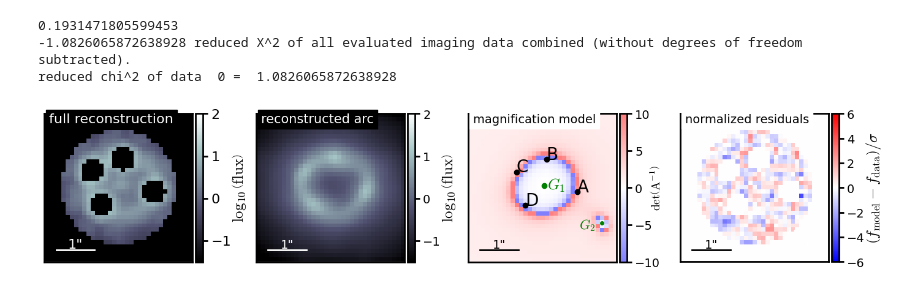
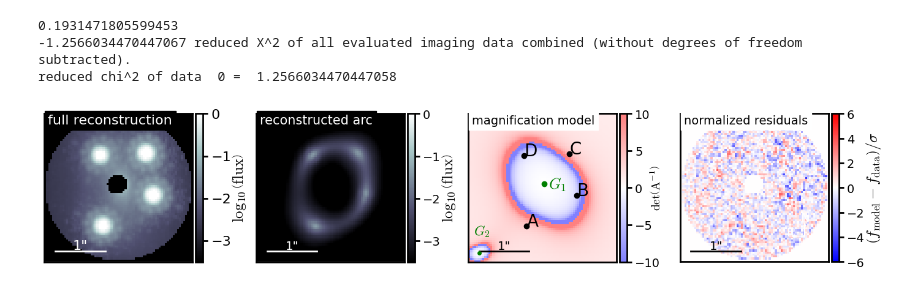
Before and after one commit to dangilman/samana, a Jupyter notebook: notebooks/baseline_lensmodels/j0248/J0248_baseline_model.ipynb, the cells around one changed output. Saved outputs shown, nothing was run; the diff lists cells and outputs as text; code cells hidden in the pictures.

```diff
--- a/notebooks/baseline_lensmodels/j0248/J0248_baseline_model.ipynb
+++ b/notebooks/baseline_lensmodels/j0248/J0248_baseline_model.ipynb
@@ -8,26 +8,20 @@ import h5py
 # %%
-data = J0248_MIRI(1)
-model = J0248ModelEPLM3M4ShearSatellite(data, shapelets_order=4)
+data = J0248_HST()
+model = J0248ModelEPLM3M4ShearSatellite(data, shapelets_order=None)
 kwargs_lens_macro_init = None
-data.mask_quasar_image_for_reconstruction(True)
-kwargs_model, _, _, _,_ = model.setup_kwargs_model(kwargs_lens_macro_init=kwargs_lens_macro_init)
+kwargs_model, _, _, _, _ = model.setup_kwargs_model(kwargs_lens_macro_init=kwargs_lens_macro_init)
 kwargs_params = model.kwargs_params(kwargs_lens_macro_init=kwargs_lens_macro_init)
 kwargs_likelihood = model.kwargs_likelihood
-print(kwargs_model.keys())
+
 fitting_sequence = FittingSequence(data.kwargs_data_joint, kwargs_model, model.kwargs_constraints,
                                   kwargs_likelihood, kwargs_params)
 
 nthreads = 8
-psf_symmetry = 1
 fitting_kwargs_list = [
-        ['update_settings', {'lens_add_fixed': [[0, ['a4_a', 'a3_a','a1_a'], [0.0, 0.0,0.0]]]}],
-        ['update_settings', {'lens_add_fixed': [[0, ['delta_phi_m1', 'delta_phi_m3','delta_phi_m4'], [0.0, 0.0,0.0]]]}],
-       # ['update_settings', {'lens_add_fixed': [[2, ['theta_E'], [0.0]]]}],
-        ['PSO', {'sigma_scale': 1., 'n_particles': 20, 'n_iterations': 200, 'threadCount': nthreads}],
-        #['psf_iteration', {'psf_symmetry': psf_symmetry, 'keep_psf_error_map': True, 'num_iter': 25}],
+        ['update_settings', {'lens_add_fixed': [[0, ['a4_a', 'a3_a','a1_a','gamma'], [0.0, 0.0,0.0,2.1]]]}],
+        ['PSO', {'sigma_scale': 1., 'n_particles': 10, 'n_iterations': 100, 'threadCount': nthreads}],
+        #['psf_iteration', {'psf_symmetry': 4, 'keep_psf_error_map': True, 'num_iter': 25}],
         #['PSO', {'sigma_scale': 1., 'n_particles': 25, 'n_iterations': 50, 'threadCount': nthreads}],
-    #['psf_iteration', {'psf_symmetry': psf_symmetry, 'keep_psf_error_map': True, 'num_iter': 25}],
-    #['PSO', {'sigma_scale': 1., 'n_particles': 25, 'n_iterations': 50, 'threadCount': nthreads}],
         #['psf_iteration', {'psf_symmetry': 4, 'keep_psf_error_map': True, 'num_iter': 25}],
         #['PSO', {'sigma_scale': 1., 'n_particles': 25, 'n_iterations': 50, 'threadCount': nthreads}],
         #['MCMC', {'n_burn': 50, 'n_run': 25, 'walkerRatio': 4, 'sigma_scale': 0.1, 'threadCount': nthreads}]
@@ -162,7 +130,7 @@ fig.set_size_inches(14,4.5)
 
 ax1 = plt.subplot(141)
 modelPlot._arrow_size = 0
-v_min = -1.5
+v_min = -3.5
 v_max = v_min + 3.5
 modelPlot.model_plot(ax=ax1,
                     v_min=v_min,v_max=v_max,text='full reconstruction',font_size=16,no_arrow=True)
@@ -183,10 +151,8 @@ cb.set_label(r'$\log_{10}\left(\rm{flux}\right)$',labelpad=0,fontsize=18)
 
 ax3 = plt.subplot(143)
 modelPlot._arrow_size = 0
-v_min = -3
-v_max = v_min + 3.
 modelPlot.magnification_plot(ax=ax3, cmap='bwr', text='magnification model', font_size=14,
-                            no_arrow=True)
+                            no_arrow=True, )
 im = ax3.images
 cb = im[-1].colorbar
 cb.set_label(r'$\rm{det}\left(A^{-1}\right)$',labelpad=-12)
@@ -199,35 +165,35 @@ origin = [0,0]
 x_ = xplot * pixel_width + origin[0]
 y_ = yplot * pixel_width + origin[1]
 ax3.plot(x_, y_, ".", color='g',markersize=12,alpha=1.)
 ax3.text(x_+0.08, y_-0.1, r'$G_1$', fontsize=18, color='g')
 
 satx = kwargs_result['kwargs_lens'][2]['center_x']
 saty = kwargs_result['kwargs_lens'][2]['center_y']
 xplot, yplot = data.coordinate_system.map_coord2pix(satx, saty)
 pixel_width = data.coordinate_system.pixel_width
 origin = [0,0]
 x_ = xplot * pixel_width + origin[0]
 y_ = yplot * pixel_width + origin[1]
 ax3.plot(x_, y_, ".", color='g',markersize=8,alpha=1.)
-ax3.text(x_-0.6, y_-0.15, r'$G_2$', fontsize=16, color='g')
+ax3.text(x_-0.1, y_+0.35, r'$G_2$', fontsize=16, color='g')
 
 
 ax4 = plt.subplot(144)
 modelPlot._arrow_size = 0
 v_min = -3
 v_max = v_min + 3.
 modelPlot.normalized_residual_plot(ax=ax4,
                     cmap='bwr',font_size=14, text='normalized residuals')
 im = ax4.images
 cb = im[-1].colorbar
 cb.set_label(r'$\left(f_{\rm{model}}-f_{\rm{data}}\right)/\sigma$',labelpad=0,fontsize=18)
 
 plt.subplots_adjust(wspace=-0.43, hspace=0.1)
 plt.tight_layout()
 
-#plt.savefig('../bmodel_figures/0248bmodel.pdf',bbox_inches='tight')
+plt.savefig('../../bmodel_figures/0248bmodel.pdf',bbox_inches='tight')
 # %% [output]
 0.1931471805599453
--1.0826065872638928 reduced X^2 of all evaluated imaging data combined (without degrees of freedom subtracted).
-reduced chi^2 of data  0 =  1.0826065872638928
+-1.2566034470447067 reduced X^2 of all evaluated imaging data combined (without degrees of freedom subtracted).
+reduced chi^2 of data  0 =  1.2566034470447058
-[figure, old version]
+[figure, new version]
```
Also changed, not shown: parts of 6 cells of this notebook.
